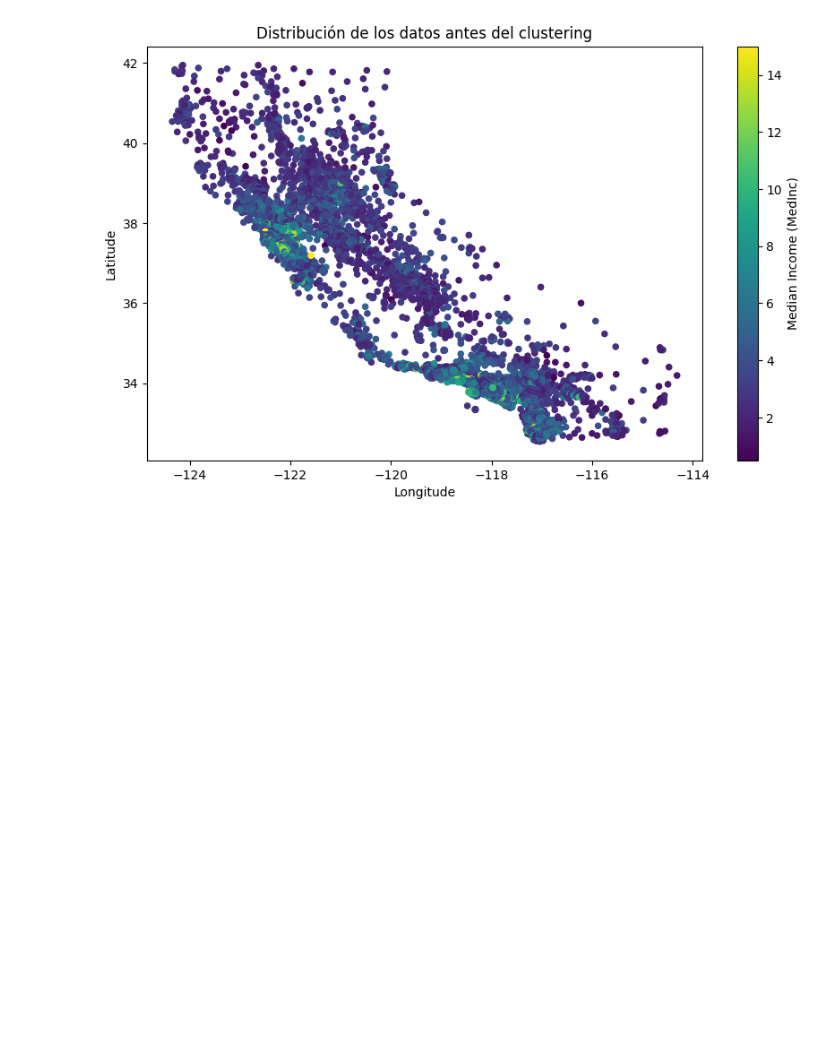
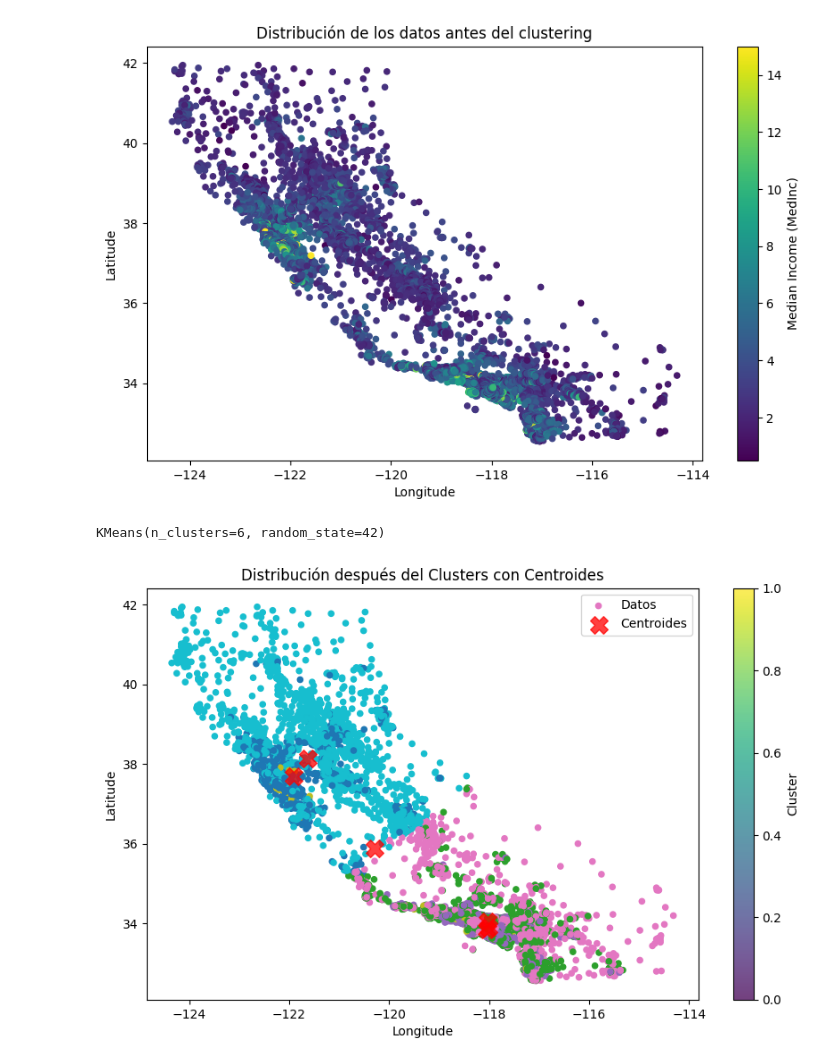
Before and after one commit to 4GeeksAcademy/ML---Tutorial-K-Medias, a Jupyter notebook: src/explore.ipynb, the cells around one changed output. Cells and saved outputs as stored; diff of their text form; code cells hidden in the pictures; blank space fills up the shorter version.

```diff
--- a/src/explore.ipynb
+++ b/src/explore.ipynb
@@ -94,3 +92,29 @@ plt.ylabel("Latitude")
 plt.show()
 # %% [output]
 [figure]
+# %%
+X = train_data[['Latitude', 'Longitude', 'MedInc']]
+# %%
+# Entrenar el modelo
+kmeans = KMeans(n_clusters=6, random_state=42)
+kmeans.fit(X)
+# %% [output]
+KMeans(n_clusters=6, random_state=42)
+# %%
+X['cluster'] = kmeans.labels_
+# %%
+# Extraer los centroides
+centroids = kmeans.cluster_centers_
+
+# Visualizar los resultados con los centroides
+plt.figure(figsize=(10, 6))
+plt.scatter(X['Longitude'], X['Latitude'], c=X['cluster'], cmap='tab10', s=20, label='Datos')
+plt.scatter(centroids[:, 1], centroids[:, 0], c='red', s=200, alpha=0.75, marker='X', label='Centroides')
+plt.colorbar(label='Cluster')
+plt.title("Distribución después del Clusters con Centroides")
+plt.xlabel("Longitude")
+plt.ylabel("Latitude")
+plt.legend()
+plt.show()
+# %% [output]
+[figure, added]
```
Also changed, not shown: parts of 1 cell of this notebook.
